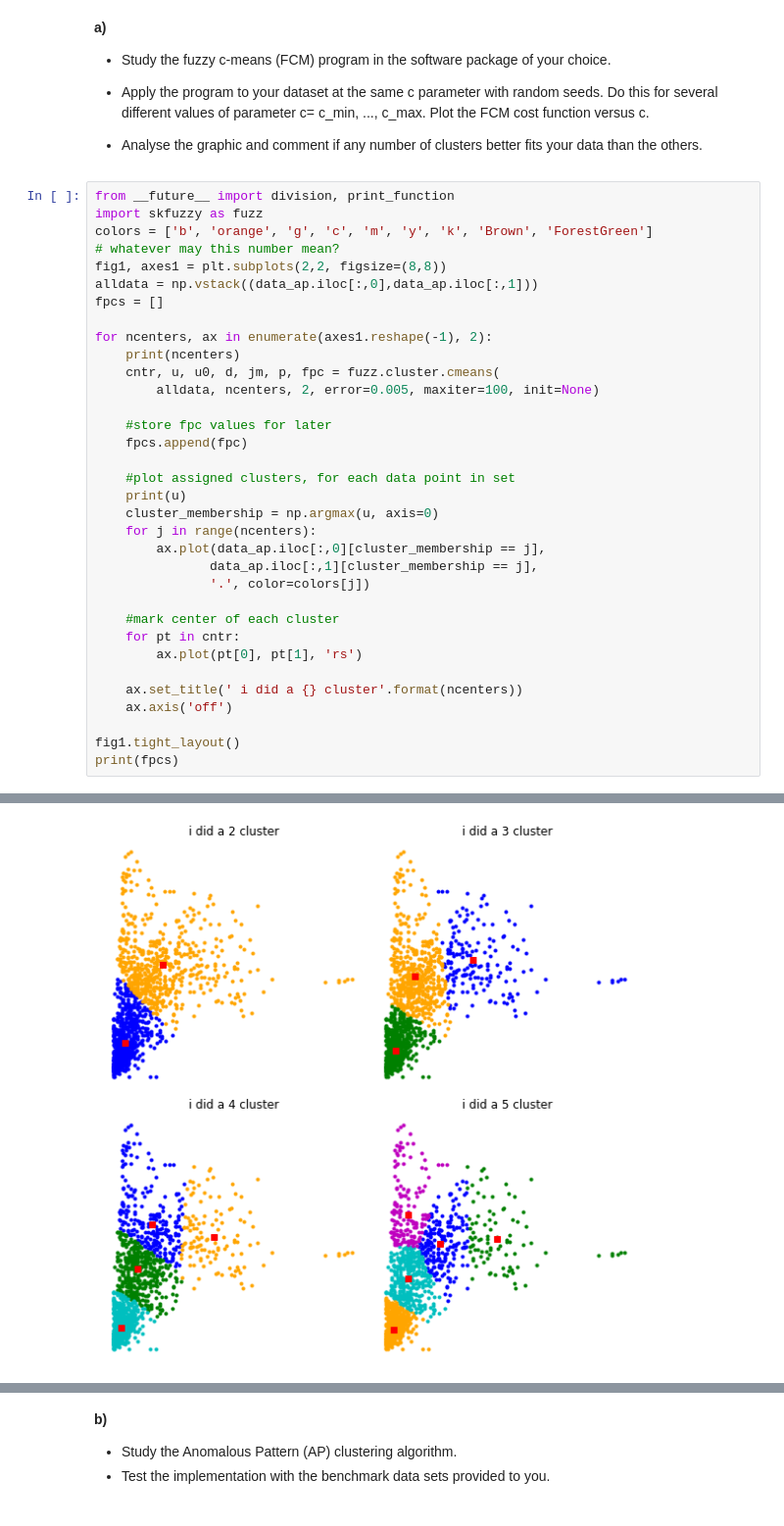
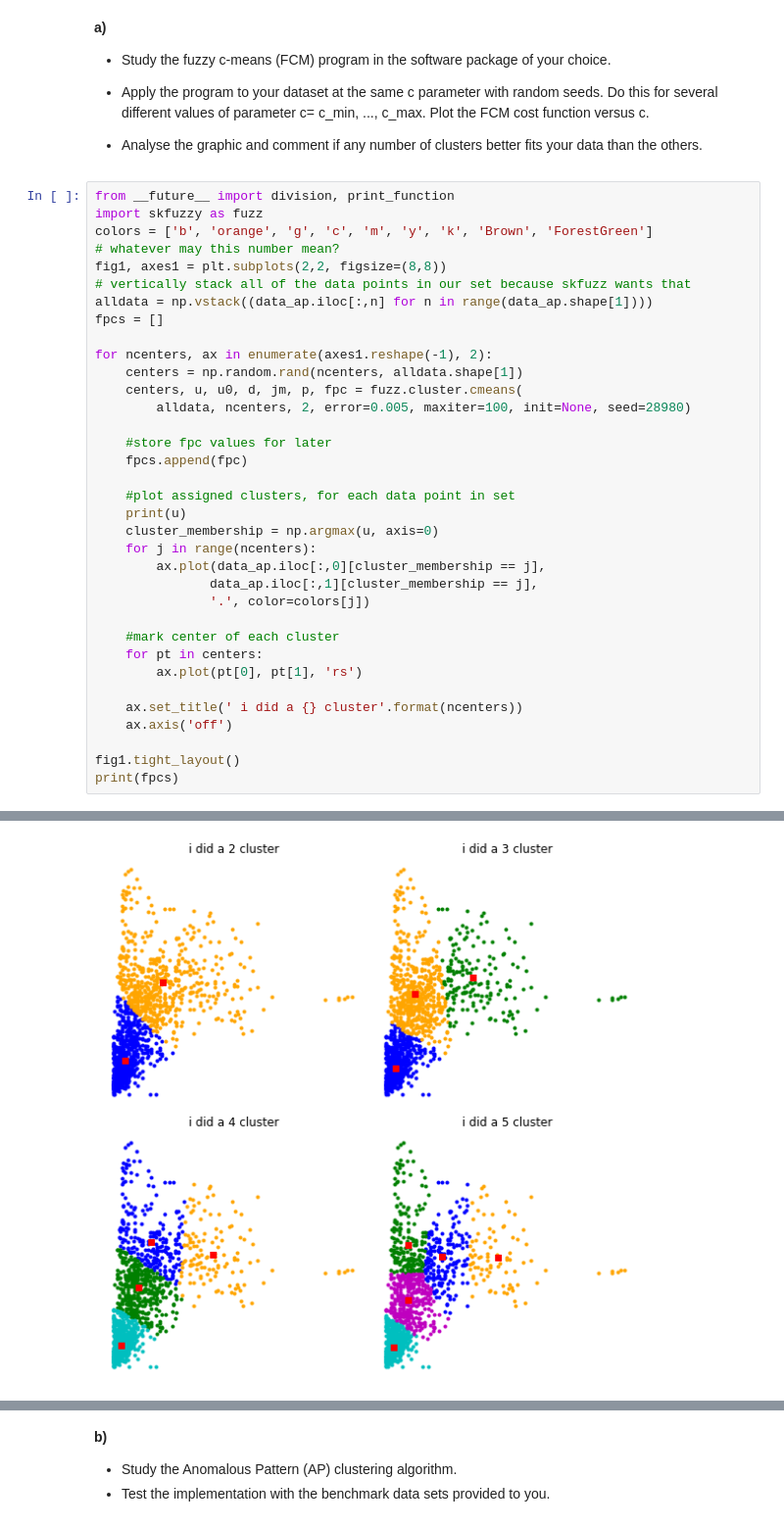
Before and after one commit to oranium/datamining, a Jupyter notebook: cmeans_clustering.ipynb, the cells around one changed output, grey strips where cells are left out. Shown at 98% size. Cells and saved outputs as stored; diff of their text form.

```diff
--- a/cmeans_clustering.ipynb
+++ b/cmeans_clustering.ipynb
@@ -370,13 +370,14 @@ import skfuzzy as fuzz
 colors = ['b', 'orange', 'g', 'c', 'm', 'y', 'k', 'Brown', 'ForestGreen']
 # whatever may this number mean?
 fig1, axes1 = plt.subplots(2,2, figsize=(8,8))
-alldata = np.vstack((data_ap.iloc[:,0],data_ap.iloc[:,1]))
+# vertically stack all of the data points in our set because skfuzz wants that
+alldata = np.vstack((data_ap.iloc[:,n] for n in range(data_ap.shape[1])))
 fpcs = []
 
 for ncenters, ax in enumerate(axes1.reshape(-1), 2):
-    print(ncenters)
-    cntr, u, u0, d, jm, p, fpc = fuzz.cluster.cmeans(
-        alldata, ncenters, 2, error=0.005, maxiter=100, init=None)
+    centers = np.random.rand(ncenters, alldata.shape[1])
+    centers, u, u0, d, jm, p, fpc = fuzz.cluster.cmeans(
+        alldata, ncenters, 2, error=0.005, maxiter=100, init=None, seed=28980)
 
     #store fpc values for later
     fpcs.append(fpc)
@@ -390,7 +391,7 @@ for ncenters, ax in enumerate(axes1.reshape(-1), 2):
                '.', color=colors[j])
 
     #mark center of each cluster
-    for pt in cntr:
+    for pt in centers:
         ax.plot(pt[0], pt[1], 'rs')
 
     ax.set_title(' i did a {} cluster'.format(ncenters))
@@ -421,4 +418,4 @@ print(fpcs)
-[figure, old version]
+[figure, new version]
 # %%
 # now the same with my own c means implementation
 colors = ['b', 'orange', 'g', 'c', 'm', 'y', 'k', 'Brown', 'ForestGreen']
```
Also changed, not shown: parts of 3 cells of this notebook.
